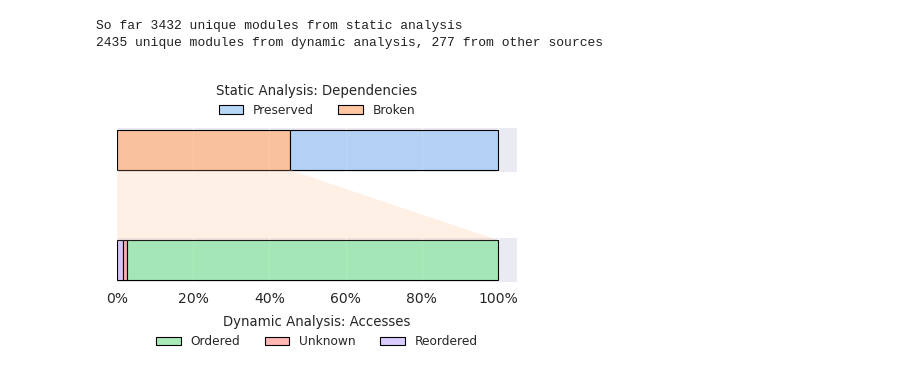
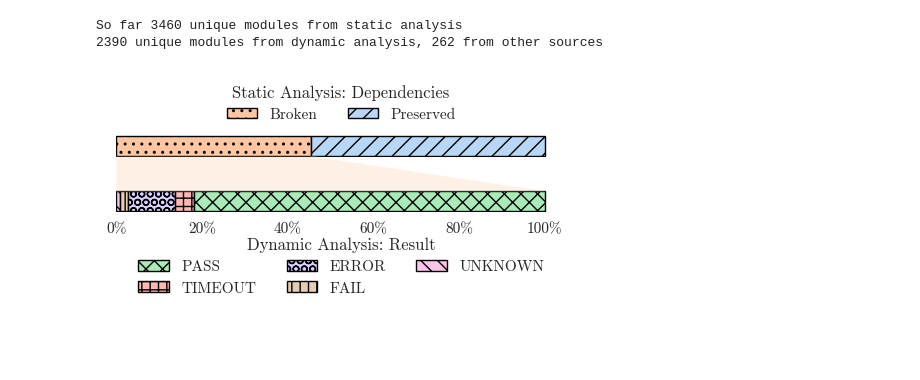
Before and after one commit to TUM-DSE/linux-lkmm-depsan, a Jupyter notebook: scripts/depsan/focused_analysis.ipynb, the cells around one changed output. Drawn from its saved outputs; the diff is of its cells as text; code cells hidden in the pictures; blank space fills up the shorter version.

```diff
--- a/scripts/depsan/focused_analysis.ipynb
+++ b/scripts/depsan/focused_analysis.ipynb
@@ -130,8 +126,7 @@ print(f"So far {len(stat_mods)} unique modules from static analysis")
 
 print(f"{len(df_mc_stat["module_name"].unique())} unique modules from dynamic analysis, {len(fake_mc_stat["module_name"].unique())} from other sources")
 
-df_mc_stat = df_mc_stat.dropna(subset="verification_result")
 df_mc_stat["Analysis"] = "dynamic"
 # %% [output]
-So far 3432 unique modules from static analysis
-2435 unique modules from dynamic analysis, 277 from other sources
+So far 3460 unique modules from static analysis
+2390 unique modules from dynamic analysis, 262 from other sources
@@ -140,12 +137,13 @@ from matplotlib.patches import ConnectionPatch
 
 
 # Create two-row horizontal stacked bar chart
-fig, (ax1, ax2) = plt.subplots(2, 1, figsize=(5, 2), gridspec_kw={"hspace":1.5, "left":0.1}, sharex=True)
+fig, (ax1, ax2) = plt.subplots(2, 1, figsize=(5, 1), gridspec_kw={"hspace":1.5, "left":0, "right":0.9}, sharex=True)
 
-df_matching = tmp.copy()
 
-sns.set(style="whitegrid")
+
 sns.set_context("paper")
+sns.set(style="white", font="cmr10")
+#sns.set_theme(style="ticks", font="cmr10")
 
 # First row: Pre-opt chain matching status
 df_preopt = df_matching[df_matching['Optimization Phase'] == 'pre-opt']
@@ -155,7 +153,7 @@ df_preopt["Dependencies"] = [ ("Preserved" if m else "Broken") for m in df_preop
 past = sns.color_palette("pastel")
 mut = sns.color_palette("muted")
 
-ax1 = sns.histplot(data=df_preopt, y="Optimization Phase", hue="Dependencies", multiple="stack", stat="percent", ax=ax1,
+sns.histplot(data=df_preopt, y="Optimization Phase", hue="Dependencies", multiple="stack", stat="percent", ax=ax1,
                   palette=past, edgecolor="black", hue_order=["Preserved", "Broken"])
 
 #ax1.set_ylabel("Static\nAnalysis", rotation="horizontal", va="center", ha="right")
@@ -163,10 +161,20 @@ ax1.set_ylabel("")
 ax1.set_title(' ')
 
 # Second row: Verification results (focusing on unmatched portion)
-tx = {"PASS": "Ordered", "UNKNOWN": "Unknown", "FAIL":"Reordered"}
-df_mc_stat["Accesses"] = [ tx[m] for m in df_mc_stat["verification_result"].values ]
-ax2 = sns.histplot(data=df_mc_stat, y="Analysis", hue="Accesses", multiple="stack", stat="percent", ax=ax2,
+ok = ["PASS", "UNKNOWN", "FAIL"]
+df_mc_stat["Finished"] = [ r in ok for r in df_mc_stat["result"].values ]
+ax2 = sns.histplot(data=df_mc_stat, y="Analysis", hue="result", multiple="stack", stat="percent", ax=ax2,
                   palette=past[2:], edgecolor="black")
+
+hatches = ["..", "//", "\\\\", "||", "OO", "++", "xx", "--"]
+hmap = {}
+
+i = 0
+for bar in ax1.patches + ax2.patches:
+    if bar.get_facecolor() not in hmap.keys():
+        hmap[bar.get_facecolor()] = hatches[i]
+        i += 1
+    bar.set_hatch(hmap[bar.get_facecolor()])
 
 #ax2.set_ylabel("Dynamic\nAnalysis", rotation="horizontal", va="center", ha="right")
 ax2.set_ylabel("")
@@ -178,42 +186,56 @@ ax2.set_xlabel("")
 ax2.set_xticks(ticks=[0,20,40,60,80,100], labels=[ (f"{x}%") for x in [0,20,40,60,80,100] ])
 
 sns.move_legend(ax1, "lower center", bbox_to_anchor=(0.5, 1), ncols=2, title="Static Analysis: Dependencies")
-sns.move_legend(ax2, "upper center", bbox_to_anchor=(0.5, -.5), ncols=3, title="Dynamic Analysis: Accesses")
+h = ax1.get_legend().legend_handles
+l = ["Preserved", "Broken"]
+order = [1, 0]
+ax1.legend([h[i] for i in order], [l[i] for i in order])
+
+sns.move_legend(ax1, "lower center", bbox_to_anchor=(0.5, 1), ncols=2, title="Static Analysis: Dependencies")
+
+sns.move_legend(ax2, "upper center", bbox_to_anchor=(0.5, -.5), ncols=3, title="Dynamic Analysis: Result")
+
+for hand in ax1.get_legend().legend_handles:
+    hand.set_hatch(hmap[hand.get_facecolor()])
+for hand in ax2.get_legend().legend_handles:
+    hand.set_hatch(hmap[hand.get_facecolor()])
 
 # Customize both axes
 for ax in [ax1, ax2]:
 #    ax.set_xlabel('Percentage (%)', fontsize=12)
     ax.set_yticks([])  # Remove y-axis ticks
+    ax.tick_params(axis='x', length=0)
 #    ax.grid(axis='x', alpha=0.3)
     #ax.legend(bbox_to_anchor=(1.05, 1), loc='upper left')
 
 broken_xy_l = (ax1.patches[0].get_x(), ax1.patches[0].get_y()+ax1.patches[0].get_height())
 dyn_xy_l = (ax2.patches[0].get_x(), ax2.patches[0].get_y())
 
 line_l = ConnectionPatch(xyA=broken_xy_l, coordsA=ax1.transData,
                          xyB=dyn_xy_l, coordsB=ax2.transData,)
 line_l.set_color([0,0,0,0])
 fig.add_artist(line_l)
 
 
 broken_xy_r = (ax1.patches[1].get_x(), ax1.patches[1].get_y()+ax1.patches[1].get_height())
 dyn_xy_r = (ax2.patches[-1].get_x()+ax2.patches[-1].get_width(), ax2.patches[-1].get_y())
 
 line_r = ConnectionPatch(xyA=broken_xy_r, coordsA=ax1.transData,
                          xyB=dyn_xy_r, coordsB=ax2.transData,)
 line_r.set_color([0,0,0,0])
 fig.add_artist(line_r)
 
 coords = np.concatenate((line_l.get_path().vertices, line_r.get_path().vertices[::-1]))
 #print(coords)
 
 col = ax1.patches[0].get_facecolor()
 
 zoom = plt.Polygon(coords,ec=None,fc=col, alpha=0.2, zorder=100, clip_on=False, closed=False)
 fig.add_artist(zoom)
 sns.despine(left=True, bottom=True)
+sns.set(style="white", font="cmr10")
 
 fig.tight_layout()
 plt.savefig("percentage.pdf", bbox_inches="tight")
 # %% [output]
-[figure, old version]
+[figure, new version]
```
Also changed, not shown: parts of 18 cells of this notebook, 1 other file.
